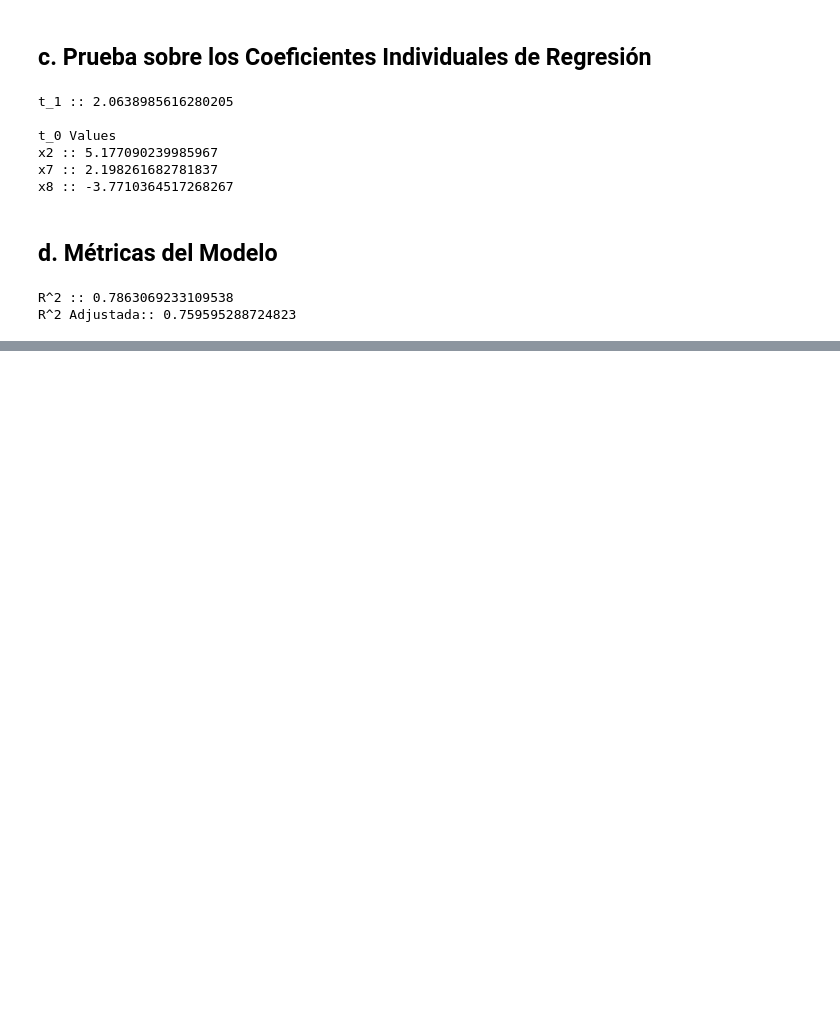
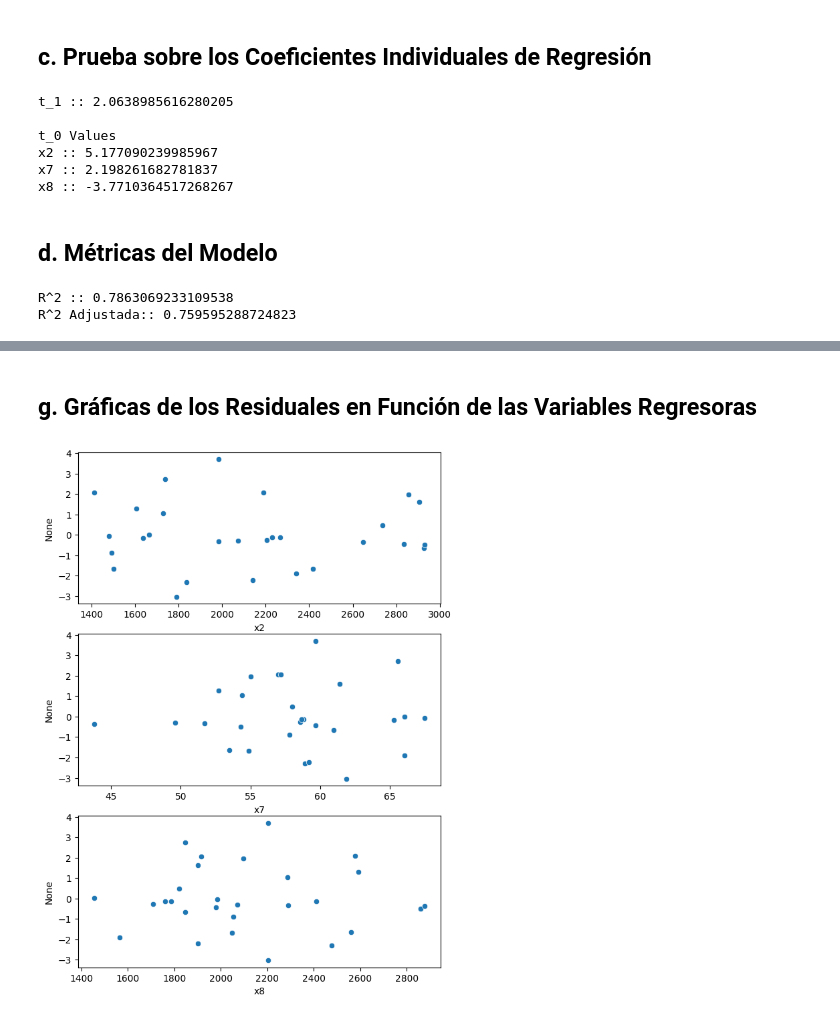
Before and after one commit to alexisuaguilaru/EstadisticaMultivariada, a Jupyter notebook: RegresionMultiple/Tareas/Tarea_01.ipynb, the cells around one changed output, grey strips where cells are left out. Drawn from its saved outputs; the diff is of its cells as text; code cells hidden in the pictures; blank space fills up the shorter version.

```diff
--- a/RegresionMultiple/Tareas/Tarea_01.ipynb
+++ b/RegresionMultiple/Tareas/Tarea_01.ipynb
@@ -170,0 +198,16 @@ R^2 Adjustada:: 0.759595288724823
+# %% [markdown]
+## **g**. Gráficas de los Residuales en Función de las Variables Regresoras
+# %%
+fig , axes = plt.subplots(
+    3,
+    figsize = (7,10)
+)
+
+for feature , ax in zip(FeaturesModel,axes.ravel()):
+    sns.scatterplot(
+        x = DatasetFutbol[feature],
+        y = LinearModel.resid,
+        ax = ax,
+    )
+# %% [output]
+[figure, added]
```
Also changed, not shown: parts of 7 cells of this notebook.
